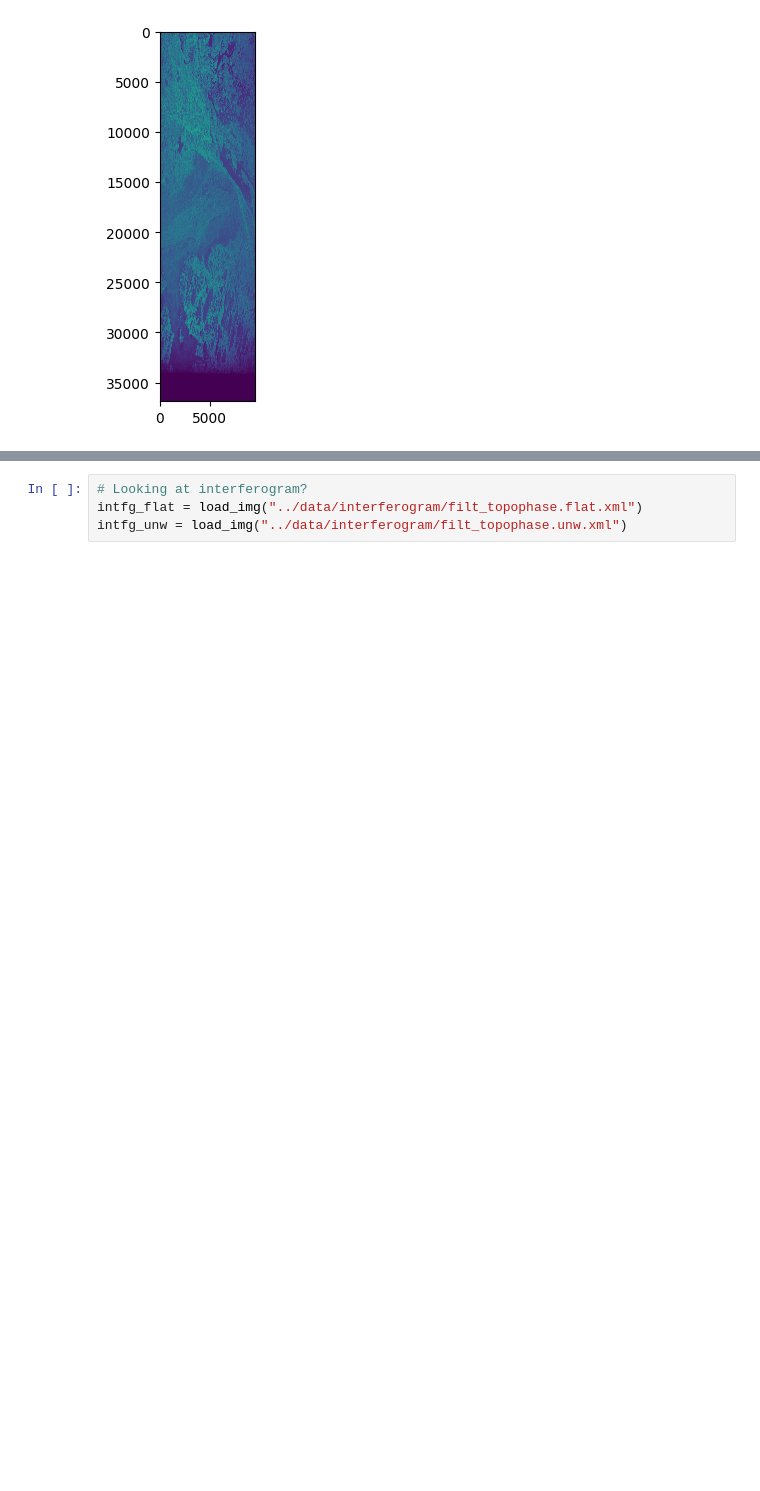
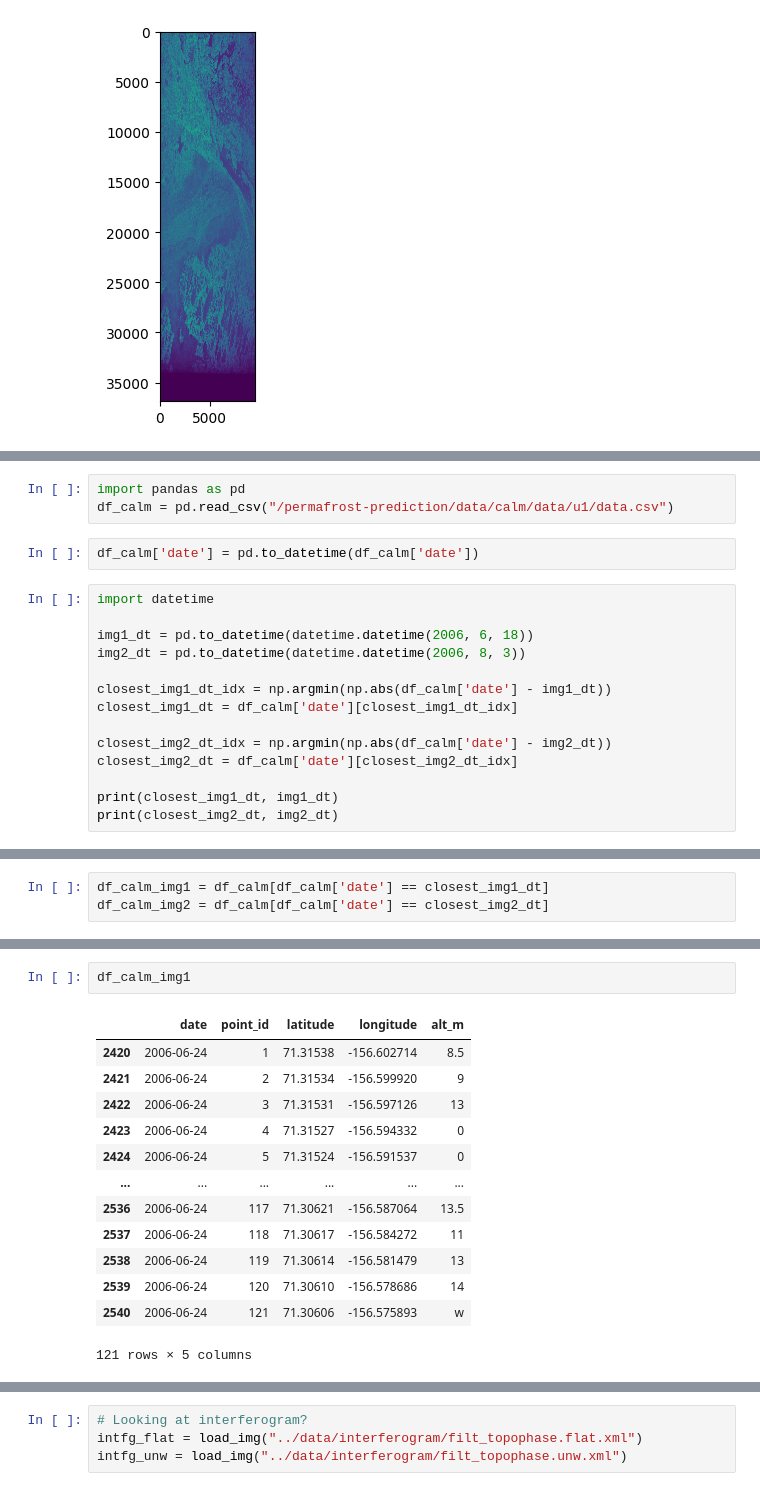
Before and after one commit to jmathur25/permafrost-prediction, a Jupyter notebook: src/py/explore/explore.ipynb, the cells around one changed output, grey strips where cells are left out. Drawn from its saved outputs; the diff is of its cells as text; blank space fills up the shorter version.

```diff
--- a/explore/explore.ipynb
+++ b/src/py/explore/explore.ipynb
@@ -96,0 +119,19 @@ Wall time: 1.13 s
+# %%
+import pandas as pd
+df_calm = pd.read_csv("/permafrost-prediction/data/calm/data/u1/data.csv")
+# %%
+df_calm['date'] = pd.to_datetime(df_calm['date'])
+# %%
+import datetime
+
+img1_dt = pd.to_datetime(datetime.datetime(2006, 6, 18))
+img2_dt = pd.to_datetime(datetime.datetime(2006, 8, 3))
+
+closest_img1_dt_idx = np.argmin(np.abs(df_calm['date'] - img1_dt))
+closest_img1_dt = df_calm['date'][closest_img1_dt_idx]
+
+closest_img2_dt_idx = np.argmin(np.abs(df_calm['date'] - img2_dt))
+closest_img2_dt = df_calm['date'][closest_img2_dt_idx]
+
+print(closest_img1_dt, img1_dt)
+print(closest_img2_dt, img2_dt)
@@ -96,0 +141,3 @@ Wall time: 1.13 s
+# %%
+df_calm_img1 = df_calm[df_calm['date'] == closest_img1_dt]
+df_calm_img2 = df_calm[df_calm['date'] == closest_img2_dt]
@@ -96,0 +157,16 @@ Wall time: 1.13 s
+# %%
+df_calm_img1
+# %% [output]
+|  | date | point_id | latitude | longitude | alt_m |
+| 2420 | 2006-06-24 | 1 | 71.31538 | -156.602714 | 8.5 |
+| 2421 | 2006-06-24 | 2 | 71.31534 | -156.599920 | 9 |
+| 2422 | 2006-06-24 | 3 | 71.31531 | -156.597126 | 13 |
+| 2423 | 2006-06-24 | 4 | 71.31527 | -156.594332 | 0 |
+| 2424 | 2006-06-24 | 5 | 71.31524 | -156.591537 | 0 |
+| ... | ... | ... | ... | ... | ... |
+| 2536 | 2006-06-24 | 117 | 71.30621 | -156.587064 | 13.5 |
+| 2537 | 2006-06-24 | 118 | 71.30617 | -156.584272 | 11 |
+| 2538 | 2006-06-24 | 119 | 71.30614 | -156.581479 | 13 |
+| 2539 | 2006-06-24 | 120 | 71.30610 | -156.578686 | 14 |
+| 2540 | 2006-06-24 | 121 | 71.30606 | -156.575893 | w |
+121 rows × 5 columns
```
Also changed, not shown: parts of 17 cells of this notebook, 15 other files.
